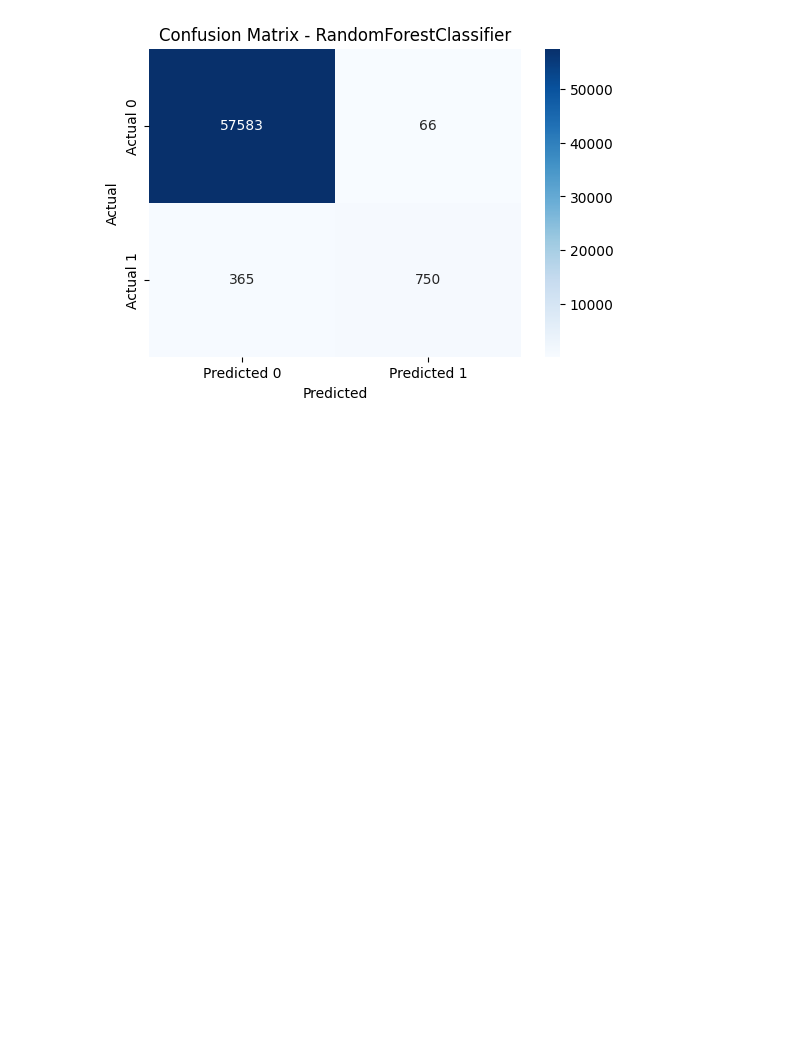
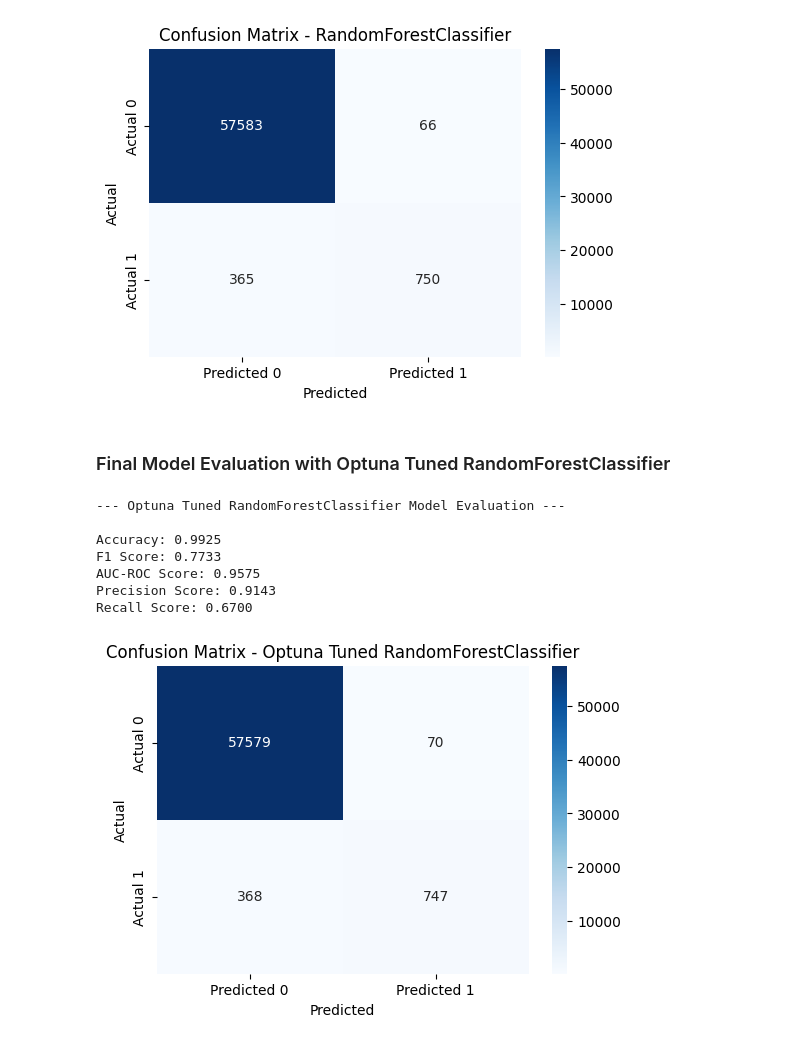
Before and after one commit to MDRobiulhassan/Ecommerce-Fraud-Detection, a Jupyter notebook: Ecommerece Fraud.ipynb, the cells around one changed output. Cells and saved outputs as stored; diff of their text form; code cells hidden in the pictures; blank space fills up the shorter version.

```diff
--- a/Ecommerece Fraud.ipynb
+++ b/Ecommerece Fraud.ipynb
@@ -2427,3 +2427,55 @@ AUC-ROC Score: 0.9464
 Precision Score: 0.9191
 Recall Score: 0.6726
 [figure]
+# %% [markdown]
+### Final Model Evaluation with Optuna Tuned RandomForestClassifier
+# %%
+from sklearn.metrics import accuracy_score, f1_score, roc_auc_score, precision_score, recall_score, confusion_matrix
+import seaborn as sns
+import matplotlib.pyplot as plt
+
+# Get the best parameters from the Optuna study
+best_params = study.best_params
+
+# Initialize a new RandomForestClassifier with the best parameters
+best_rf_model_optuna = RandomForestClassifier(
+    n_estimators=best_params['n_estimators'],
+    max_depth=best_params['max_depth'],
+    min_samples_split=best_params['min_samples_split'],
+    n_jobs=-1,
+    random_state=42
+)
+
+# Train the model on the full training data
+best_rf_model_optuna.fit(X_train, y_train)
+
+# Make predictions on the test set
+y_pred_optuna = best_rf_model_optuna.predict(X_test)
+y_prob_optuna = best_rf_model_optuna.predict_proba(X_test)[:, 1]
+
+print('--- Optuna Tuned RandomForestClassifier Model Evaluation ---\n')
+print(f'Accuracy: {accuracy_score(y_test, y_pred_optuna):.4f}')
+print(f'F1 Score: {f1_score(y_test, y_pred_optuna):.4f}')
+print(f'AUC-ROC Score: {roc_auc_score(y_test, y_prob_optuna):.4f}')
+print(f'Precision Score: {precision_score(y_test, y_pred_optuna):.4f}')
+print(f'Recall Score: {recall_score(y_test, y_pred_optuna):.4f}')
+
+# Confusion Matrix
+cm_optuna = confusion_matrix(y_test, y_pred_optuna)
+cm_df_optuna = pd.DataFrame(cm_optuna, index=['Actual 0', 'Actual 1'], columns=['Predicted 0', 'Predicted 1'])
+
+plt.figure(figsize=(6, 4))
+sns.heatmap(cm_df_optuna, annot=True, fmt='d', cmap='Blues')
+plt.title('Confusion Matrix - Optuna Tuned RandomForestClassifier')
+plt.xlabel('Predicted')
+plt.ylabel('Actual')
+plt.show()
+# %% [output]
+--- Optuna Tuned RandomForestClassifier Model Evaluation ---
+
+Accuracy: 0.9925
+F1 Score: 0.7733
+AUC-ROC Score: 0.9575
+Precision Score: 0.9143
+Recall Score: 0.6700
+[figure, added]
```
